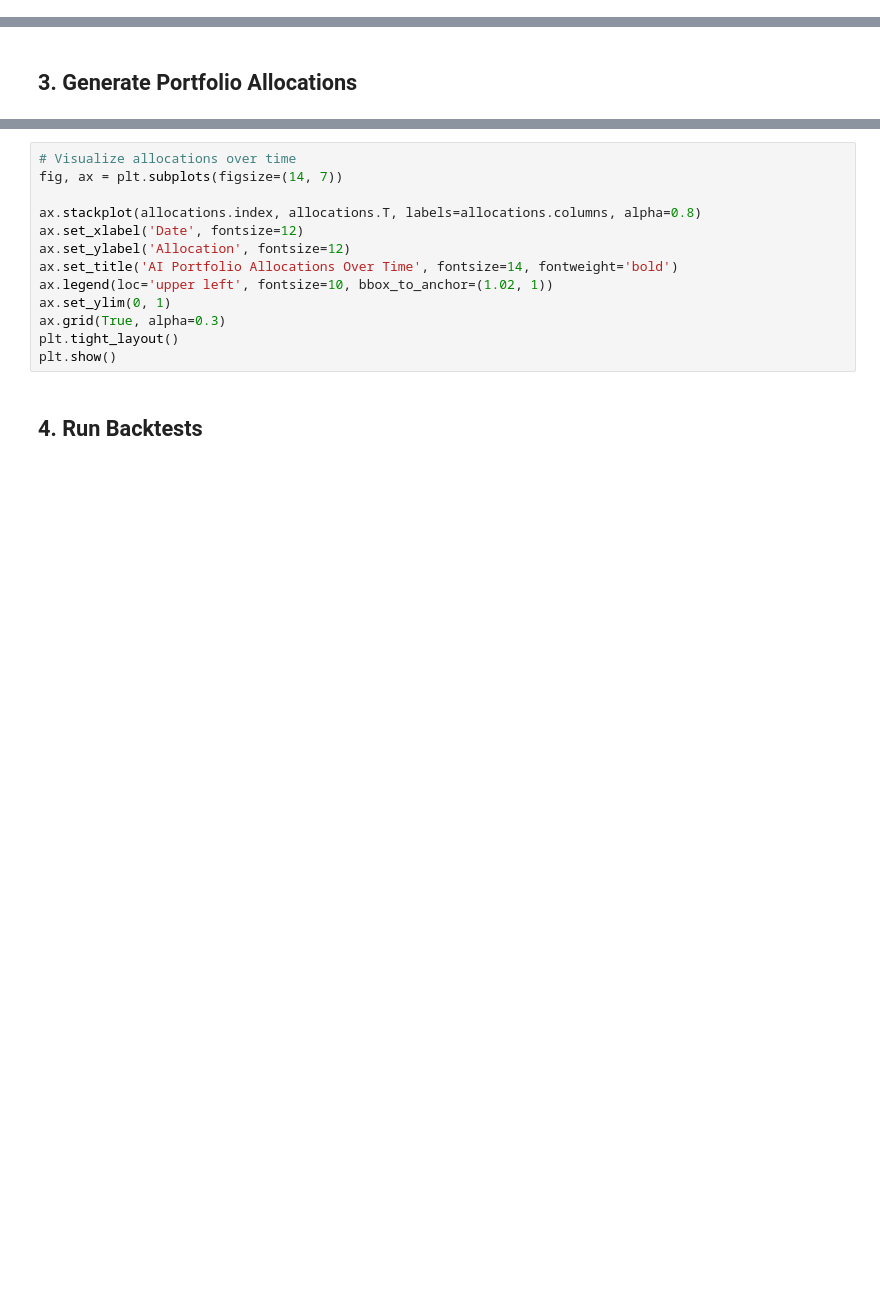
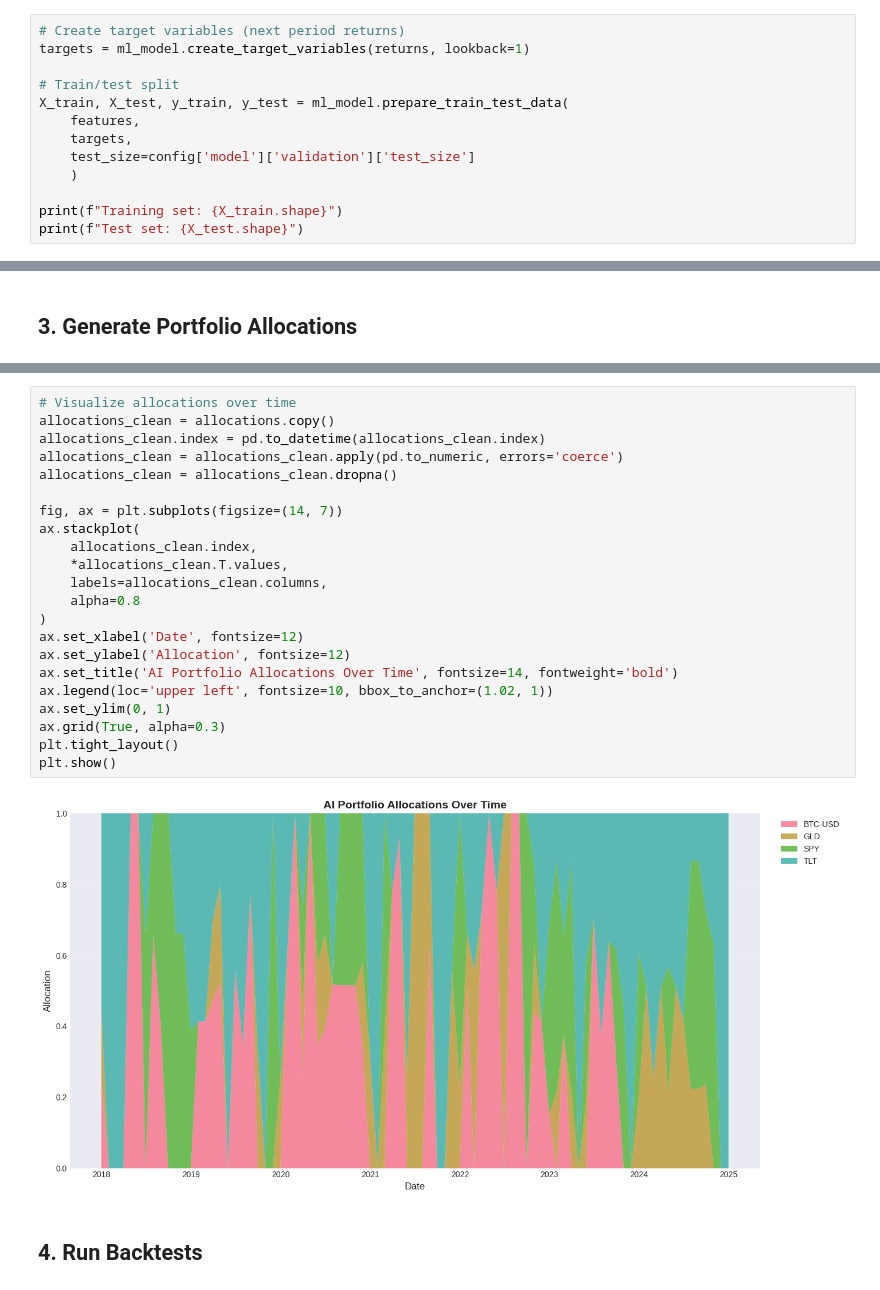
Before and after one commit to FranklineMisango/Algorithmic_Trading_and_HFT_Research, a Jupyter notebook: Algorithmic_Strategies/AI_Enhanced_6040_Portfolio/03_backtest_analysis.ipynb, the cells around one changed output, grey strips where cells are left out. Saved outputs shown, nothing was run; the diff lists cells and outputs as text; blank space fills up the shorter version.

```diff
--- a/Algorithmic_Strategies/AI_Enhanced_6040_Portfolio/03_backtest_analysis.ipynb
+++ b/Algorithmic_Strategies/AI_Enhanced_6040_Portfolio/03_backtest_analysis.ipynb
@@ -63,0 +89,13 @@ print(f"Features prepared: {features.shape}")
+# %%
+# Create target variables (next period returns)
+targets = ml_model.create_target_variables(returns, lookback=1)
+
+# Train/test split
+X_train, X_test, y_train, y_test = ml_model.prepare_train_test_data(
+    features,
+    targets,
+    test_size=config['model']['validation']['test_size']
+    )
+
+print(f"Training set: {X_train.shape}")
+print(f"Test set: {X_test.shape}")
@@ -94,16 +193,27 @@ for asset, alloc in avg_allocations.items():
 # %%
 # Visualize allocations over time
+allocations_clean = allocations.copy()
+allocations_clean.index = pd.to_datetime(allocations_clean.index)
+allocations_clean = allocations_clean.apply(pd.to_numeric, errors='coerce')
+allocations_clean = allocations_clean.dropna()
+
 fig, ax = plt.subplots(figsize=(14, 7))
-
-ax.stackplot(allocations.index, allocations.T, labels=allocations.columns, alpha=0.8)
+ax.stackplot(
+    allocations_clean.index,
+    *allocations_clean.T.values,
+    labels=allocations_clean.columns,
+    alpha=0.8
+)
 ax.set_xlabel('Date', fontsize=12)
 ax.set_ylabel('Allocation', fontsize=12)
 ax.set_title('AI Portfolio Allocations Over Time', fontsize=14, fontweight='bold')
 ax.legend(loc='upper left', fontsize=10, bbox_to_anchor=(1.02, 1))
 ax.set_ylim(0, 1)
 ax.grid(True, alpha=0.3)
 plt.tight_layout()
 plt.show()
+# %% [output]
+[figure, added]
 # %% [markdown]
 ## 4. Run Backtests
 # %%
```
Also changed, not shown: parts of 24 cells of this notebook, 4 other files.
